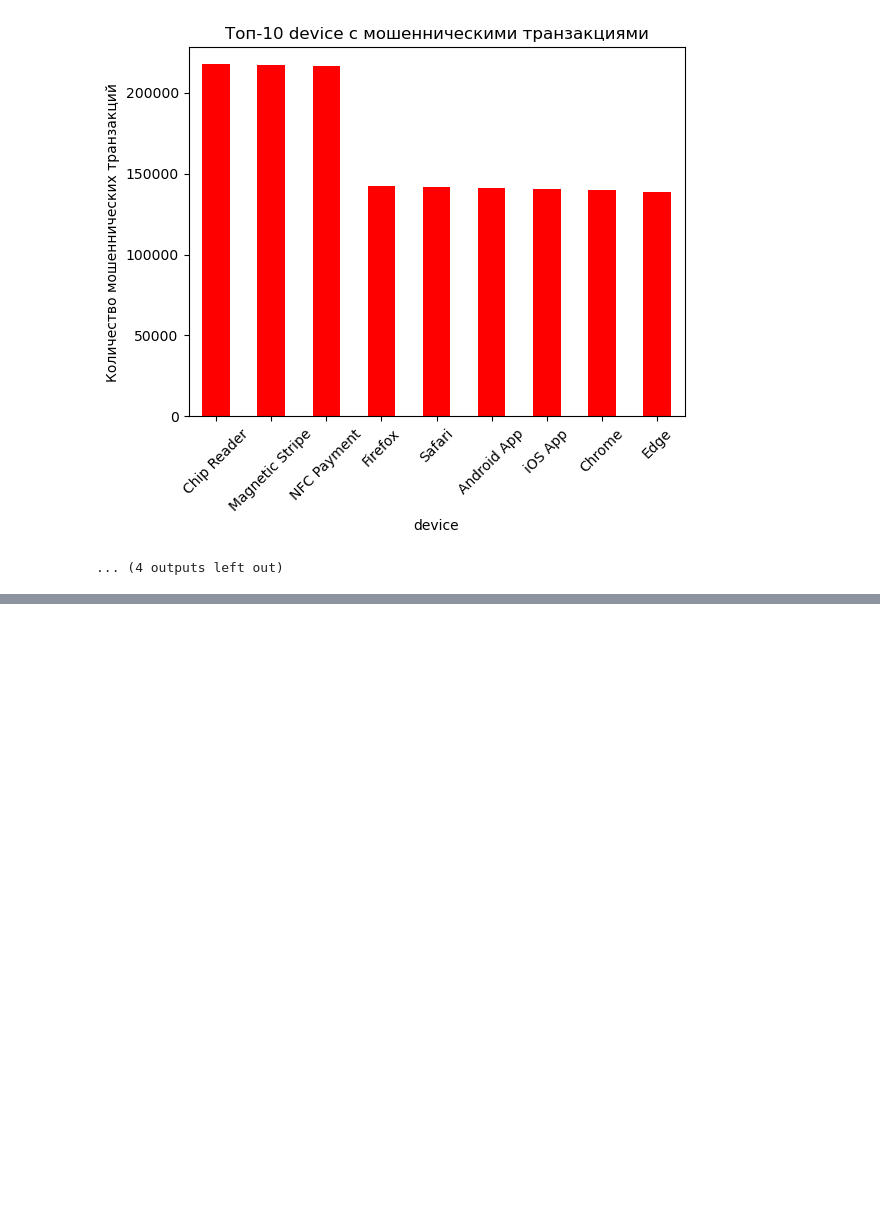
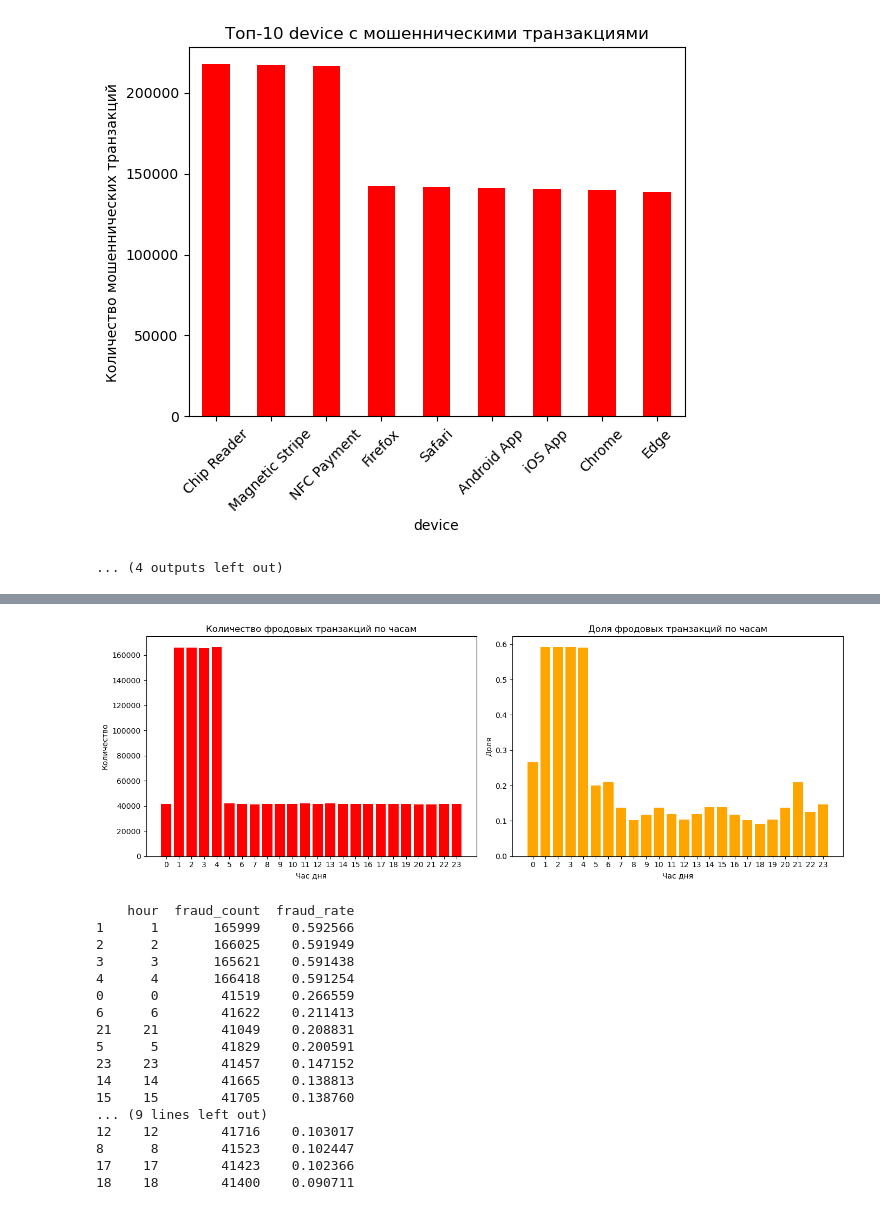
Before and after one commit to milyaushas/transactions-data-research, a Jupyter notebook: EDA.ipynb, the cells around one changed output, grey strips where cells are left out. Cells and saved outputs as stored; diff of their text form; code cells hidden in the pictures; blank space fills up the shorter version.

```diff
--- a/EDA.ipynb
+++ b/EDA.ipynb
@@ -189,0 +359,68 @@ Name: count, dtype: int64
+# %%
+import pandas as pd
+import matplotlib.pyplot as plt
+
+# Убедимся, что timestamp в datetime
+df['timestamp'] = pd.to_datetime(df['timestamp'])
+
+# Час транзакции
+df['hour'] = df['timestamp'].dt.hour
+
+# --- Количество ---
+fraud_count_hour = (
+    df[df['is_fraud'] == True]
+    .groupby('hour')
+    .size()
+    .reset_index(name='fraud_count')
+)
+
+# --- Доля ---
+fraud_ratio_hour = (
+    df.groupby('hour')['is_fraud']
+    .mean()
+    .reset_index(name='fraud_rate')
+)
+
+# Объединяем
+fraud_stats_hour = pd.merge(fraud_count_hour, fraud_ratio_hour, on='hour')
+
+# --- Построение графиков ---
+fig, axes = plt.subplots(1, 2, figsize=(14, 5))
+
+# График 1 — Количество
+axes[0].bar(fraud_stats_hour['hour'], fraud_stats_hour['fraud_count'], color='red')
+axes[0].set_title('Количество фродовых транзакций по часам')
+axes[0].set_xlabel('Час дня')
+axes[0].set_ylabel('Количество')
+axes[0].set_xticks(range(0, 24))
+
+# График 2 — Доля
+axes[1].bar(fraud_stats_hour['hour'], fraud_stats_hour['fraud_rate'], color='orange')
+axes[1].set_title('Доля фродовых транзакций по часам')
+axes[1].set_xlabel('Час дня')
+axes[1].set_ylabel('Доля')
+axes[1].set_xticks(range(0, 24))
+
+plt.tight_layout()
+plt.show()
+
+print(fraud_stats_hour.sort_values('fraud_rate', ascending=False))
+# %% [output]
+[figure, added]
+    hour  fraud_count  fraud_rate
+1      1       165999    0.592566
+2      2       166025    0.591949
+3      3       165621    0.591438
+4      4       166418    0.591254
+0      0        41519    0.266559
+6      6        41622    0.211413
+21    21        41049    0.208831
+5      5        41829    0.200591
+23    23        41457    0.147152
+14    14        41665    0.138813
+15    15        41705    0.138760
+... (9 lines left out)
+12    12        41716    0.103017
+8      8        41523    0.102447
+17    17        41423    0.102366
+18    18        41400    0.090711
```
Also changed, not shown: parts of 5 cells of this notebook.
